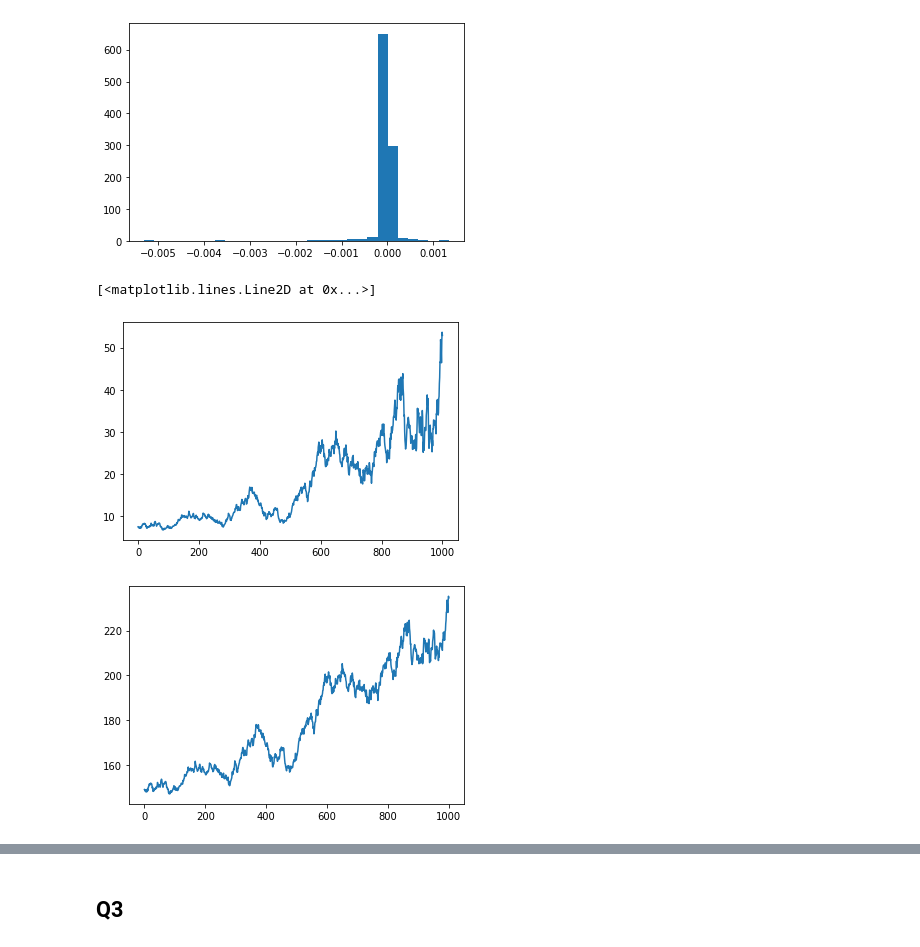
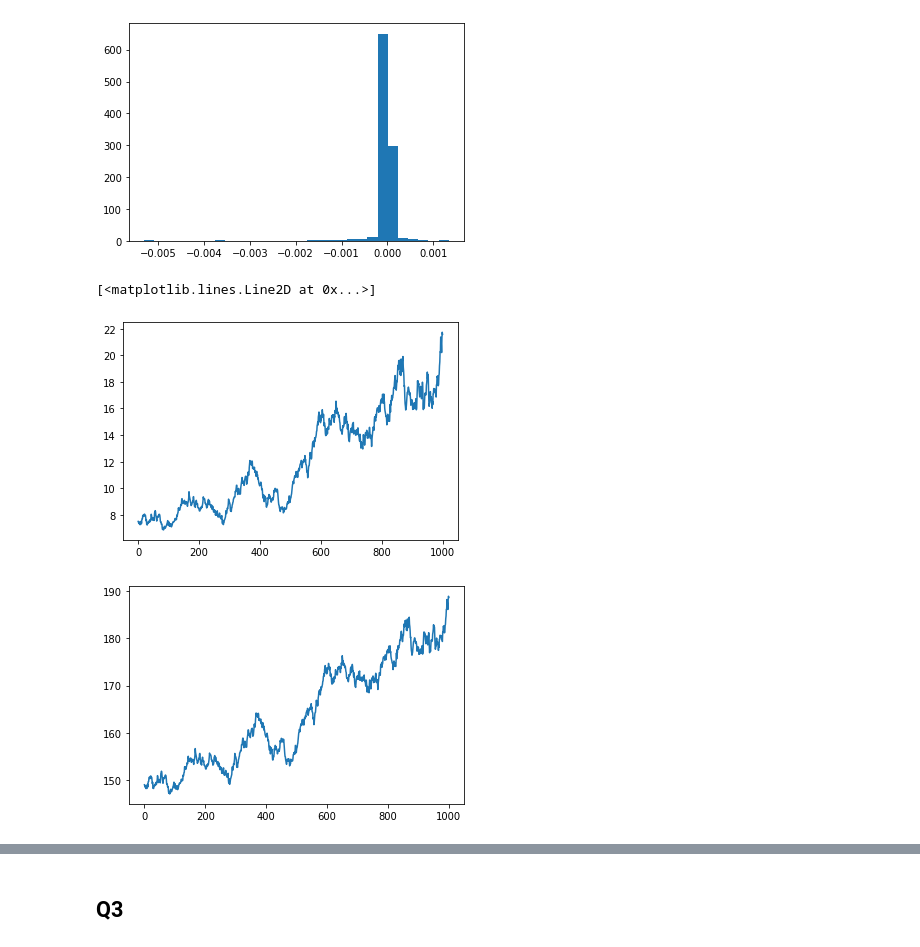
Before and after one commit to Jamjam1729/Masters_Coursework, a Jupyter notebook: FM06 Coursework.ipynb, the cells around one changed output, grey strips where cells are left out. Saved outputs shown, nothing was run; the diff lists cells and outputs as text; code cells hidden in the pictures.

```diff
--- a/FM06 Coursework.ipynb
+++ b/FM06 Coursework.ipynb
@@ -143,16 +143,20 @@ class Hedger:
         self.simulate_gbm()
         self.get_call_prices()
 
+    def get_integrated_vol(self, start_time, end_time):
+        if self.constant_vol_assumption:
+            return self.vol_model.time_varying_vol(self.T)
+        else:
+            return np.sqrt(1 / (end_time - start_time) * self.vol_model.integrate_vol(start_time = start_time, end_time = end_time))
+
+
     def simulation_setup(self):
         self.dt = self.simulation_end_time / self.n_steps
         self.rng = np.random.default_rng(seed = 42) #Seeded for reproducibility
 
-        if self.constant_vol_assumption:
-            self.full_period_vol = self.vol_model.time_varying_vol(self.T)
-        else:
-            self.full_period_vol = np.sqrt(1 / self.T * self.vol_model.integrate_vol(start_time = 0, end_time = self.T))
 
-        self.initial_price = black_scholes_call_price(self.S0, 0, self.K, self.T, self.r, self.full_period_vol)
+        full_period_vol = self.get_integrated_vol(0, self.T)
+        self.initial_price = black_scholes_call_price(self.S0, 0, self.K, self.T, self.r, full_period_vol)
 
     def simulate_gbm(self):
 
@@ -173,11 +177,9 @@ class Hedger:
         S_T = self.paths[:, -1]
         if self.simulation_end_time == self.T:
             self.call_prices = np.maximum(S_T - self.K, 0)
-        elif self.constant_vol_assumption:
-            self.call_prices = black_scholes_call_price(S_T, self.simulation_end_time, self.K, self.T, self.r, self.vol_model.time_varying_vol(self.T))
         else:
-            int_vol = np.sqrt(1 / (self.T - self.simulation_end_time) * self.vol_model.integrate_vol(start_time = self.simulation_end_time, end_time = self.T))
-            self.call_prices = black_scholes_call_price(S_T, self.simulation_end_time, self.K, self.T, self.r, int_vol)
+            integrated_vol = self.get_integrated_vol(self.simulation_end_time, self.T)
+            self.call_prices = black_scholes_call_price(S_T, self.simulation_end_time, self.K, self.T, self.r, integrated_vol)
 
     def simulate_delta_varying_vol(self):
 
@@ -190,13 +192,7 @@ class Hedger:
             S_at_t = self.paths[:, i]
             S_at_t_plus_dt = self.paths[:, i+1]
 
-            if self.constant_vol_assumption:
-                vol_t = self.vol_model.time_varying_vol(self.T)
-            else:
-                vol_t = np.sqrt(1 / (self.T - t) * self.vol_model.integrate_vol(start_time = t, end_time = self.T))
-
-            """ if self.do_gamma_hedging: """
-
+            vol_t = self.get_integrated_vol(t, self.T)
 
             delta_t = black_scholes_call_delta(S_at_t, t, self.K, self.T, self.r, vol_t)
 
@@ -299,19 +295,19 @@ plt.hist(Q2_test_error, bins = 30)
  <BarContainer object of 30 artists>)
 [figure]
 # %%
-Q2 = Hedger(S0, K, T, r, mu, 1_000, 1_000, vol_model = vol_model, simulation_end_time = T, constant_vol_assumption = True)
+Q2 = Hedger(S0, K, T, r, mu, 1_000, 1_000, vol_model = vol_model, simulation_end_time = T/2, constant_vol_assumption = True)
 error_Q2, price_Q2 = Q2.simulate_delta_varying_vol()
 
 
 
 plt.figure(0)
 plt.plot(Q2.portfolio[2, :])
 plt.figure(1)
 plt.plot(Q2.paths[2, :])
 # %% [output]
 [<matplotlib.lines.Line2D at 0x...>]
-[figure, old version]
+[figure, new version]
-[figure, old version]
+[figure, new version]
 # %%
 plt.hist(error_Q2, bins = 100)
 # %% [output]
```
Also changed, not shown: parts of 1 cell of this notebook.
